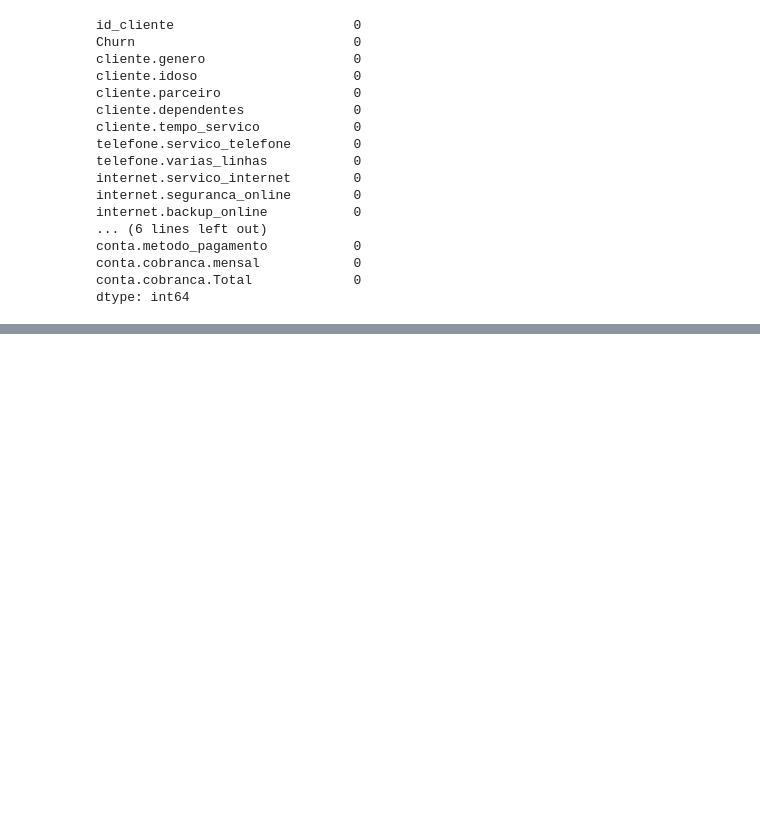
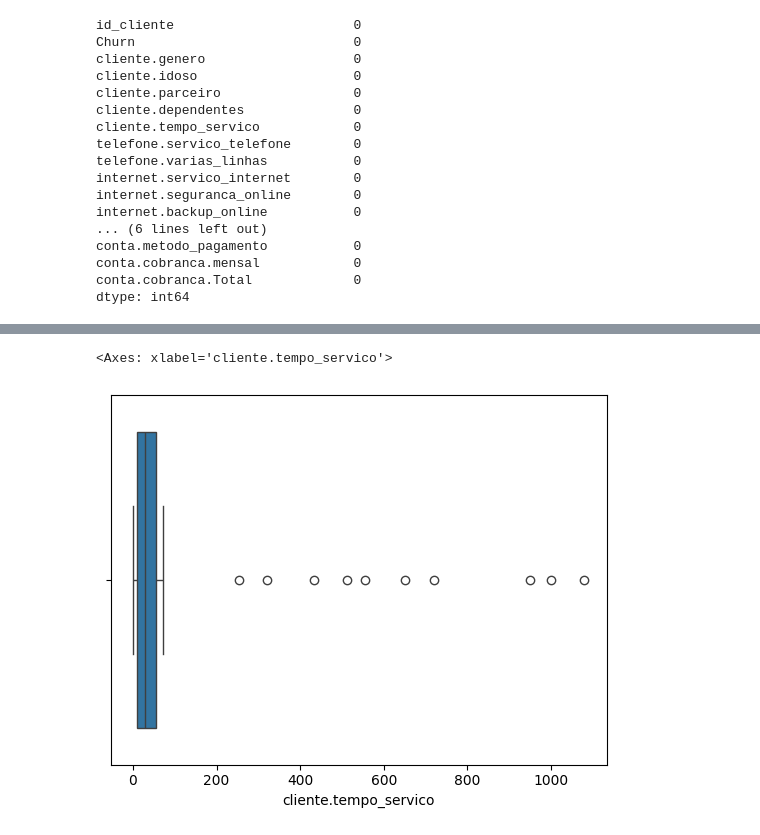
Before and after one commit to SiqueiraGabriel/Estudos_Alura, a Jupyter notebook: 5_Pandas_Limpeza_Tratamento_Dados/Limpeza_Tratamento_Churn.ipynb, the cells around one changed output, grey strips where cells are left out. Cells and saved outputs as stored; diff of their text form; code cells hidden in the pictures; blank space fills up the shorter version.

```diff
--- a/5_Pandas_Limpeza_Tratamento_Dados/Limpeza_Tratamento_Churn.ipynb
+++ b/5_Pandas_Limpeza_Tratamento_Dados/Limpeza_Tratamento_Churn.ipynb
@@ -551,0 +581,5 @@ dtype: int64
+# %%
+sns.boxplot(x=df_sem_nulos['cliente.tempo_servico'])
+# %% [output]
+<Axes: xlabel='cliente.tempo_servico'>
+[figure, added]
```
Also changed, not shown: parts of 39 cells of this notebook, 1 other file.
